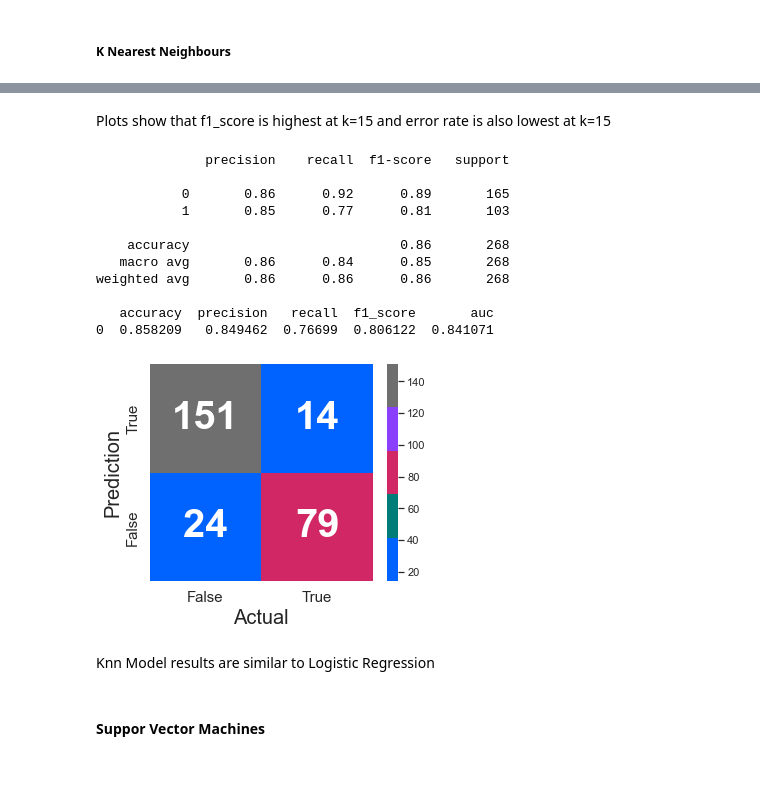
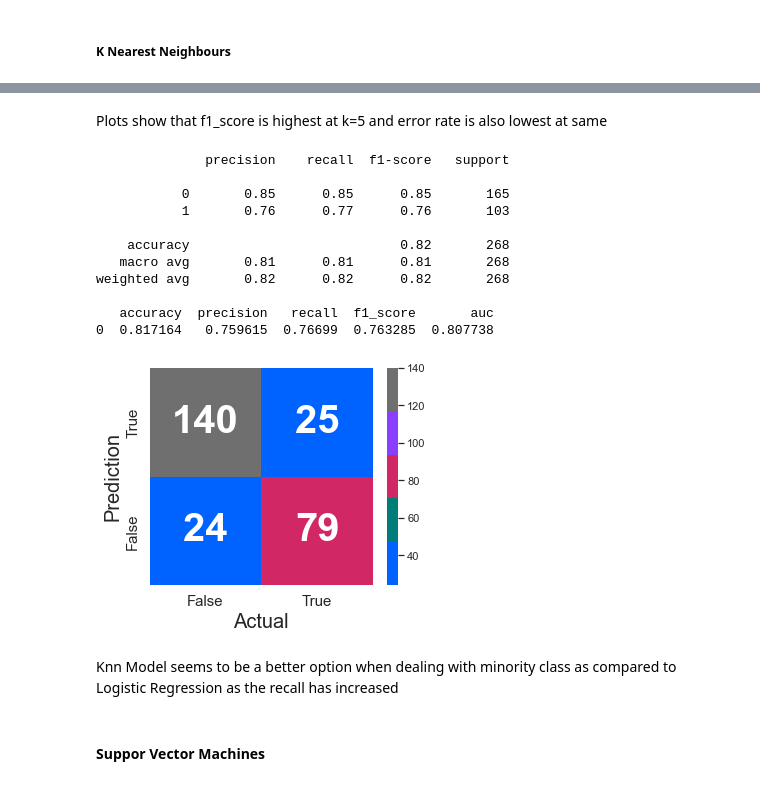
Before and after one commit to usama2298/Titanic_Predictions, a Jupyter notebook: Titanic.ipynb, the cells around one changed output, grey strips where cells are left out. Saved outputs shown, nothing was run; the diff lists cells and outputs as text; code cells hidden in the pictures.

Commit message:
Complete analysis by using different machine learning models.

```diff
--- a/Titanic.ipynb
+++ b/Titanic.ipynb
@@ -373,23 +372,23 @@ Text(0.5, 1.0, 'KNN Elbow Curve')
 # %% [markdown]
-Plots show that f1_score is highest at k=15 and error rate is also lowest at k=15
+Plots show that f1_score is highest at k=5 and error rate is also lowest at same
 # %%
-knn = KNeighborsClassifier(n_neighbors=19, weights='distance')
+knn = KNeighborsClassifier(n_neighbors=5, weights='distance')
 ClassResult(knn, xTrain, yTrain, xTest, yTest)
 # %% [output]
               precision    recall  f1-score   support
 
-           0       0.86      0.92      0.89       165
-           1       0.85      0.77      0.81       103
+           0       0.85      0.85      0.85       165
+           1       0.76      0.77      0.76       103
 
-    accuracy                           0.86       268
-   macro avg       0.86      0.84      0.85       268
-weighted avg       0.86      0.86      0.86       268
+    accuracy                           0.82       268
+   macro avg       0.81      0.81      0.81       268
+weighted avg       0.82      0.82      0.82       268
 
    accuracy  precision   recall  f1_score       auc
-0  0.858209   0.849462  0.76699  0.806122  0.841071
+0  0.817164   0.759615  0.76699  0.763285  0.807738
-[figure, old version]
+[figure, new version]
-# %% [markdown]
-Knn Model results are similar to Logistic Regression
+# %% [markdown]
+Knn Model seems to be a better option when dealing with minority class as compared to Logistic Regression as the recall has increased
 # %% [markdown]
 #### Suppor Vector Machines
 # %% [markdown]
```
Also changed, not shown: parts of 36 cells of this notebook, 1 other file.
